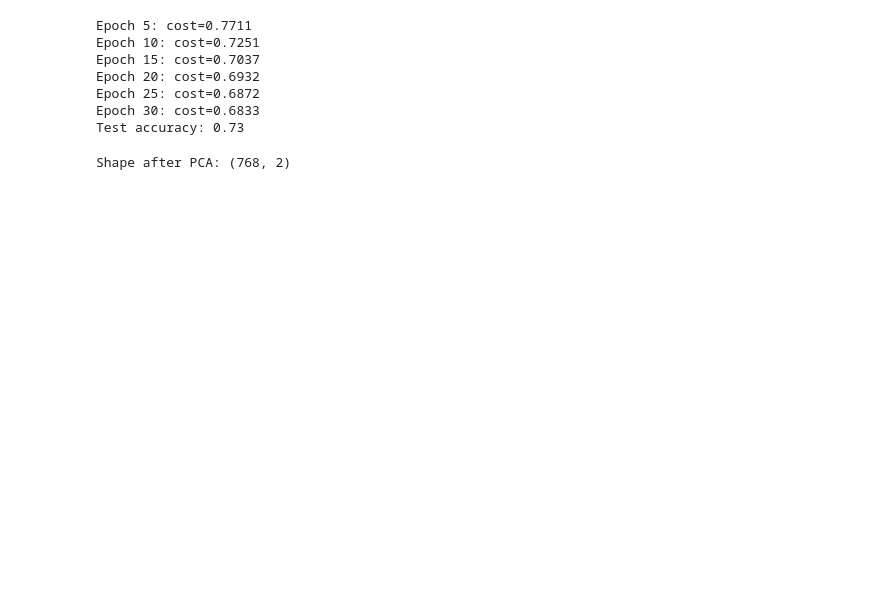
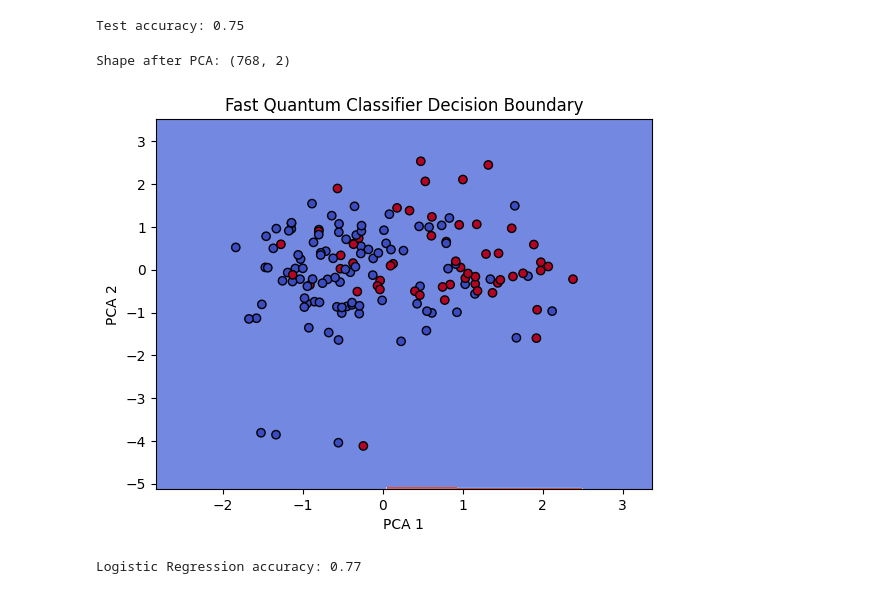
Before and after one commit to AIbyMohini/Quantum-Health-Classifier, a Jupyter notebook: Quantum_Classifier_Healthcare.ipynb, the cells around one changed output. Drawn from its saved outputs; the diff is of its cells as text; code cells hidden in the pictures; blank space fills up the shorter version.

```diff
--- a/Quantum_Classifier_Healthcare.ipynb
+++ b/Quantum_Classifier_Healthcare.ipynb
@@ -9,7 +9,7 @@ PCA (Principal Component Analysis) with quantum circuits to explore the potentia
 hybrid quantum-classical machine learning."""
 
 # Install required libraries
-# !pip install pennylane scikit-learn matplotlib pandas
+!pip install pennylane scikit-learn matplotlib pandas
 
 import pennylane as qml
 from pennylane import numpy as np
@@ -80,18 +80,12 @@ for epoch in range(epochs):
 # Predictions
 y_pred = [quantum_classifier(weights, bias, x) for x in X_test]
 y_pred = (np.array(y_pred) > 0).astype(int)
-
-# Accuracy
-acc = accuracy_score(y_test, y_pred)
-print(f"Test accuracy: {acc:.2f}")
-# %% [output]
-Epoch 5: cost=0.7711
-Epoch 10: cost=0.7251
-Epoch 15: cost=0.7037
-Epoch 20: cost=0.6932
-Epoch 25: cost=0.6872
-Epoch 30: cost=0.6833
-Test accuracy: 0.73
+# %%
+# Accuracy
+acc = accuracy_score(y_test, y_pred)
+print(f"Test accuracy: {acc:.2f}")
+# %% [output]
+Test accuracy: 0.75
 # %%
 from sklearn.decomposition import PCA
 
@@ -113,24 +107,48 @@ Shape after PCA: (768, 2)
 # %%
 import matplotlib.pyplot as plt
 
-# Create a meshgrid to plot decision boundaries
+# Increase step size to reduce points
 h = 0.02
-x_min, x_max = X_pca_scaled[:, 0].min() - 1, X_pca_scaled[:, 0].max() + 1
-y_min, y_max = X_pca_scaled[:, 1].min() - 1, X_pca_scaled[:, 1].max() + 1
-xx, yy = np.meshgrid(np.arange(x_min, x_max, h), np.arange(y_min, y_max, h))
+x_min, x_max = X_test[:, 0].min() - 1, X_test[:, 0].max() + 1
+y_min, y_max = X_test[:, 1].min() - 1, X_test[:, 1].max() + 1
+xx, yy = np.meshgrid(np.arange(x_min, x_max, h),
+                     np.arange(y_min, y_max, h))
 
-# Flatten grid
-grid = np.c_[xx.ravel(), yy.ravel()]
+# Reduce number of points by sampling
+grid_points = np.c_[xx.ravel(), yy.ravel()]
 
-# Predict on the grid
-Z = [quantum_classifier(weights, bias, point) for point in grid]
+# Limit to 500 grid points for quick visualization
+max_points = 500
+sampled_grid_points = grid_points[:max_points]
+
+# Predict only on these points
+Z = [quantum_classifier(weights, bias, point) for point in sampled_grid_points]
 Z = (np.array(Z) > 0).astype(int)
-Z = Z.reshape(xx.shape)
 
-# Plot decision boundary
-plt.contourf(xx, yy, Z, cmap=plt.cm.coolwarm, alpha=0.8)
+# Fill in the grid manually
+Z_full = np.zeros(xx.ravel().shape)
+Z_full[:max_points] = Z
+Z_full = Z_full.reshape(xx.shape)
+
+plt.contourf(xx, yy, Z_full, cmap=plt.cm.coolwarm, alpha=0.8)
 plt.scatter(X_test[:, 0], X_test[:, 1], c=y_test, edgecolors='k', cmap=plt.cm.coolwarm)
 plt.xlabel('PCA 1')
 plt.ylabel('PCA 2')
-plt.title('Quantum Classifier Decision Boundary')
+plt.title('Fast Quantum Classifier Decision Boundary')
 plt.show()
+# %% [output]
+[figure, added]
+# %%
+#Compare with Classical Model (Logistic Regression)
+from sklearn.linear_model import LogisticRegression
+
+# Train Logistic Regression model
+clf = LogisticRegression()
+clf.fit(X_train, y_train)
+y_pred_lr = clf.predict(X_test)
+
+# Classical accuracy
+acc_lr = accuracy_score(y_test, y_pred_lr)
+print(f"Logistic Regression accuracy: {acc_lr:.2f}")
+# %% [output]
+Logistic Regression accuracy: 0.77
```
Also changed, not shown: parts of 6 cells of this notebook.
